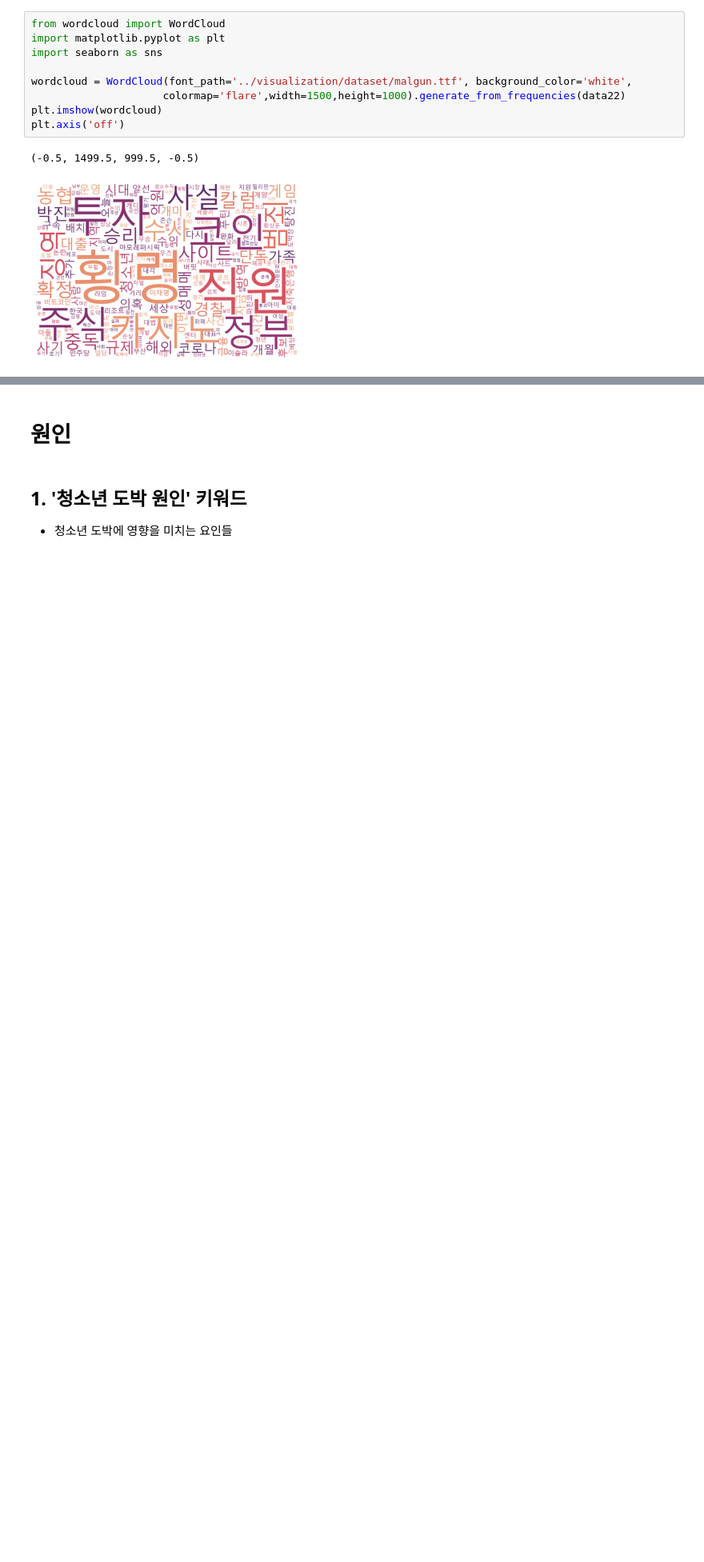
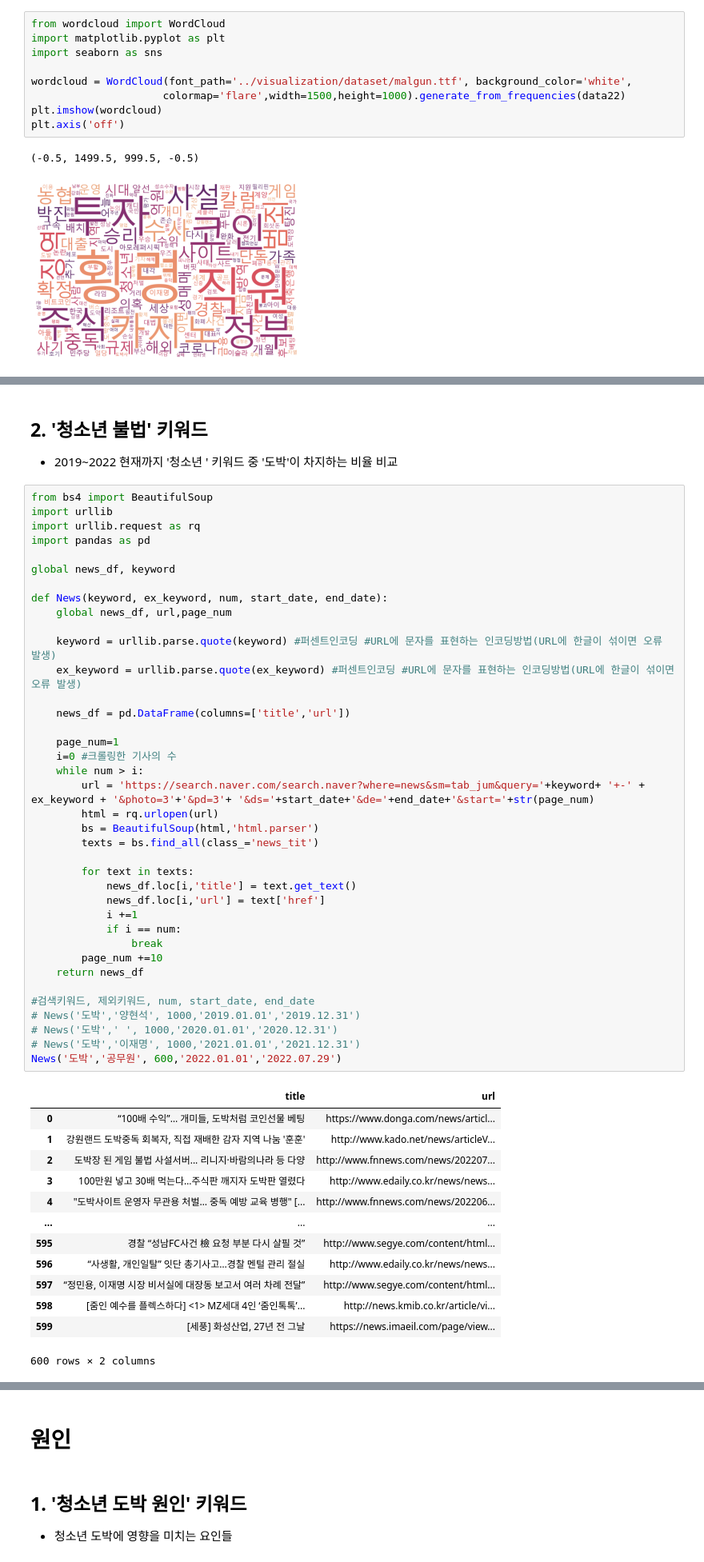
Before and after one commit to kyunakim/crawling-project, a Jupyter notebook: 문제제기.ipynb, the cells around one changed output, grey strips where cells are left out. Shown at 80% size. Drawn from its saved outputs; the diff is of its cells as text; blank space fills up the shorter version.

```diff
--- a/문제제기.ipynb
+++ b/문제제기.ipynb
@@ -186,0 +220,55 @@ plt.axis('off')
+# %% [markdown]
+## 2. '청소년 불법' 키워드
+- 2019~2022 현재까지 '청소년 ' 키워드 중 '도박'이 차지하는 비율 비교
+# %%
+from bs4 import BeautifulSoup
+import urllib
+import urllib.request as rq
+import pandas as pd
+
+global news_df, keyword
+
+def News(keyword, ex_keyword, num, start_date, end_date):
+    global news_df, url,page_num
+
+    keyword = urllib.parse.quote(keyword) #퍼센트인코딩 #URL에 문자를 표현하는 인코딩방법(URL에 한글이 섞이면 오류 발생)
+    ex_keyword = urllib.parse.quote(ex_keyword) #퍼센트인코딩 #URL에 문자를 표현하는 인코딩방법(URL에 한글이 섞이면 오류 발생)
+
+    news_df = pd.DataFrame(columns=['title','url'])
+
+    page_num=1
+    i=0 #크롤링한 기사의 수
+    while num > i:
+        url = 'https://search.naver.com/search.naver?where=news&sm=tab_jum&query='+keyword+ '+-' + ex_keyword + '&photo=3'+'&pd=3'+ '&ds='+start_date+'&de='+end_date+'&start='+str(page_num)
+        html = rq.urlopen(url)
+        bs = BeautifulSoup(html,'html.parser')
+        texts = bs.find_all(class_='news_tit')
+
+        for text in texts:
+            news_df.loc[i,'title'] = text.get_text()
+            news_df.loc[i,'url'] = text['href']
+            i +=1
+            if i == num:
+                break
+        page_num +=10
+    return news_df
+
+#검색키워드, 제외키워드, num, start_date, end_date
+# News('도박','양현석', 1000,'2019.01.01','2019.12.31')
+# News('도박',' ', 1000,'2020.01.01','2020.12.31')
+# News('도박','이재명', 1000,'2021.01.01','2021.12.31')
+News('도박','공무원', 600,'2022.01.01','2022.07.29')
+# %% [output]
+|  | title | url |
+| 0 | “100배 수익”… 개미들, 도박처럼 코인선물 베팅 | https://www.donga.com/news/articl... |
+| 1 | 강원랜드 도박중독 회복자, 직접 재배한 감자 지역 나눔 '훈훈' | http://www.kado.net/news/articleV... |
+| 2 | 도박장 된 게임 불법 사설서버... 리니지·바람의나라 등 다양 | http://www.fnnews.com/news/202207... |
+| 3 | 100만원 넣고 30배 먹는다…주식판 깨지자 도박판 열렸다 | http://www.edaily.co.kr/news/news... |
+| 4 | "도박사이트 운영자 무관용 처벌… 중독 예방 교육 병행" [... | http://www.fnnews.com/news/202206... |
+| ... | ... | ... |
+| 595 | 경찰 “성남FC사건 檢 요청 부분 다시 살필 것” | http://www.segye.com/content/html... |
+| 596 | “사생활, 개인일탈” 잇단 총기사고…경찰 멘털 관리 절실 | http://www.edaily.co.kr/news/news... |
+| 597 | “정민용, 이재명 시장 비서실에 대장동 보고서 여러 차례 전달” | http://www.segye.com/content/html... |
+| 598 | [줌인 예수를 플렉스하다] <1> MZ세대 4인 ‘줌인톡톡’... | http://news.kmib.co.kr/article/vi... |
+| 599 | [세풍] 화성산업, 27년 전 그날 | https://news.imaeil.com/page/view... |
+600 rows × 2 columns
```
Also changed, not shown: parts of 38 cells of this notebook, 1 other file.
